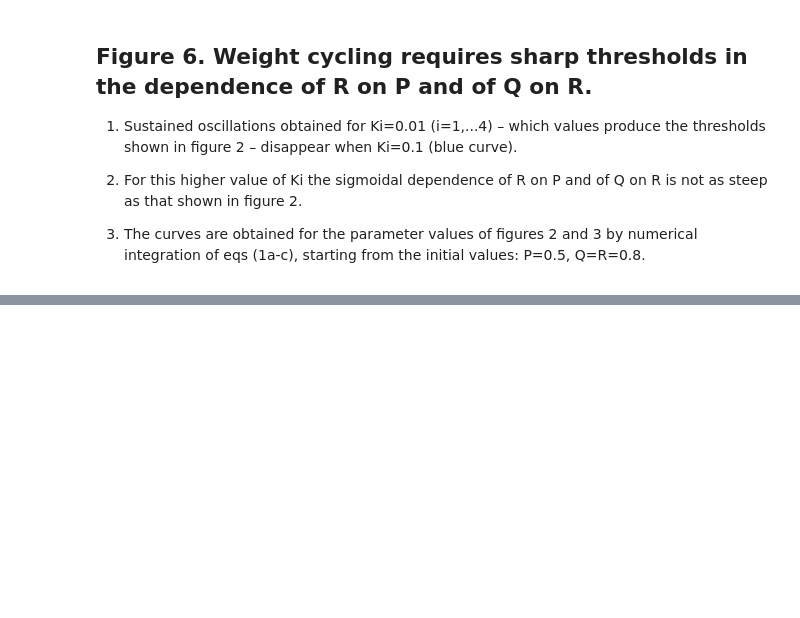
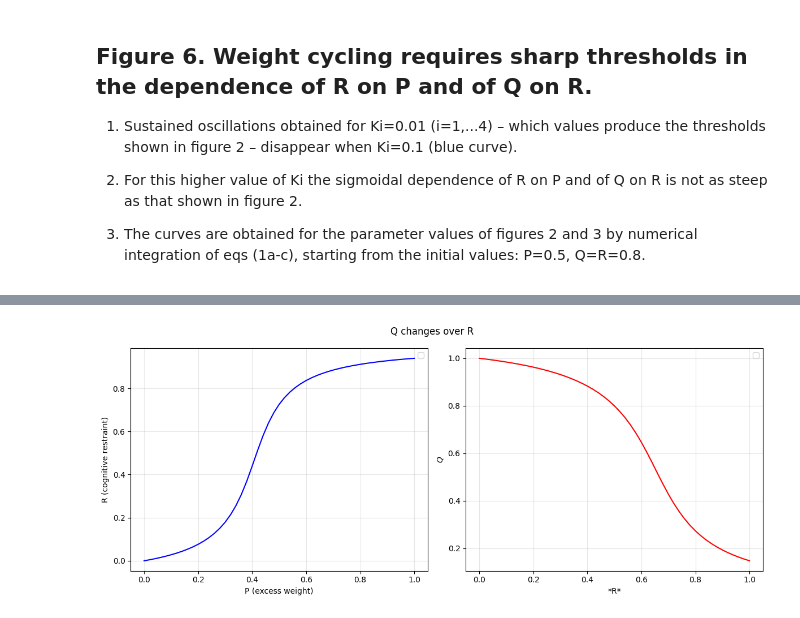
Before and after one commit to JingwenLuo7/ComplexSystem, a Jupyter notebook: Project_BlockII/PQR_model.ipynb, the cells around one changed output, grey strips where cells are left out. Cells and saved outputs as stored; diff of their text form; code cells hidden in the pictures; blank space fills up the shorter version.

```diff
--- a/Project_BlockII/PQR_model.ipynb
+++ b/Project_BlockII/PQR_model.ipynb
@@ -428,0 +406,45 @@ plt.show()
+# %%
+time_span = (0, 40) # to find steady state
+y0 = [0.0] # search from initial state 0
+
+# calculate R dependent on P changes
+P_vals = np.linspace(0, 1, 51) # sample P 51 times
+R_ss = np.zeros_like(P_vals)
+params_RP = [V3, V4, 0.1, 0.1]#[V3, V4, K3, K4]
+for i, P in enumerate(P_vals):
+  sol = solve_ivp(dR_dt, time_span, y0, args=(P,params_RP,), rtol=1e-6, atol=1e-9)
+  R_ss[i] = sol.y[0, -1]
+
+# calculate Q dependent on R changes
+R_vals = np.linspace(0, 1, 51) # sample R 51 times
+Q_ss = np.zeros_like(R_vals)
+params_QR = [V1, V2, 0.1, 0.1]#[V1, V2, K1, K2]
+for i, R in enumerate(R_vals):
+    sol = solve_ivp(dQ_dt, time_span, y0, args=(R,params_QR,), rtol=1e-6, atol=1e-9)
+    Q_ss[i] = sol.y[0, -1]
+
+# visualization
+plt.figure(figsize=(12,5))
+# R vs P
+plt.subplot(121)
+plt.plot(P_vals, R_ss, 'b-')
+plt.xlabel('P (excess weight)')
+plt.ylabel('R (cognitive restraint)')
+plt.suptitle('R changes over P')
+
+# Q vs R
+plt.subplot(122)
+plt.plot(R_vals, Q_ss, 'r-')
+plt.xlabel('$R$')
+plt.ylabel('$Q$')
+plt.suptitle('Q changes over R')
+
+# label
+for ax in plt.gcf().axes:
+  ax.legend(loc='best')
+  ax.grid(True, alpha=0.3)
+
+plt.tight_layout()
+plt.show()
+# %% [output]
+[figure, added]
```
Also changed, not shown: parts of 6 cells of this notebook.
